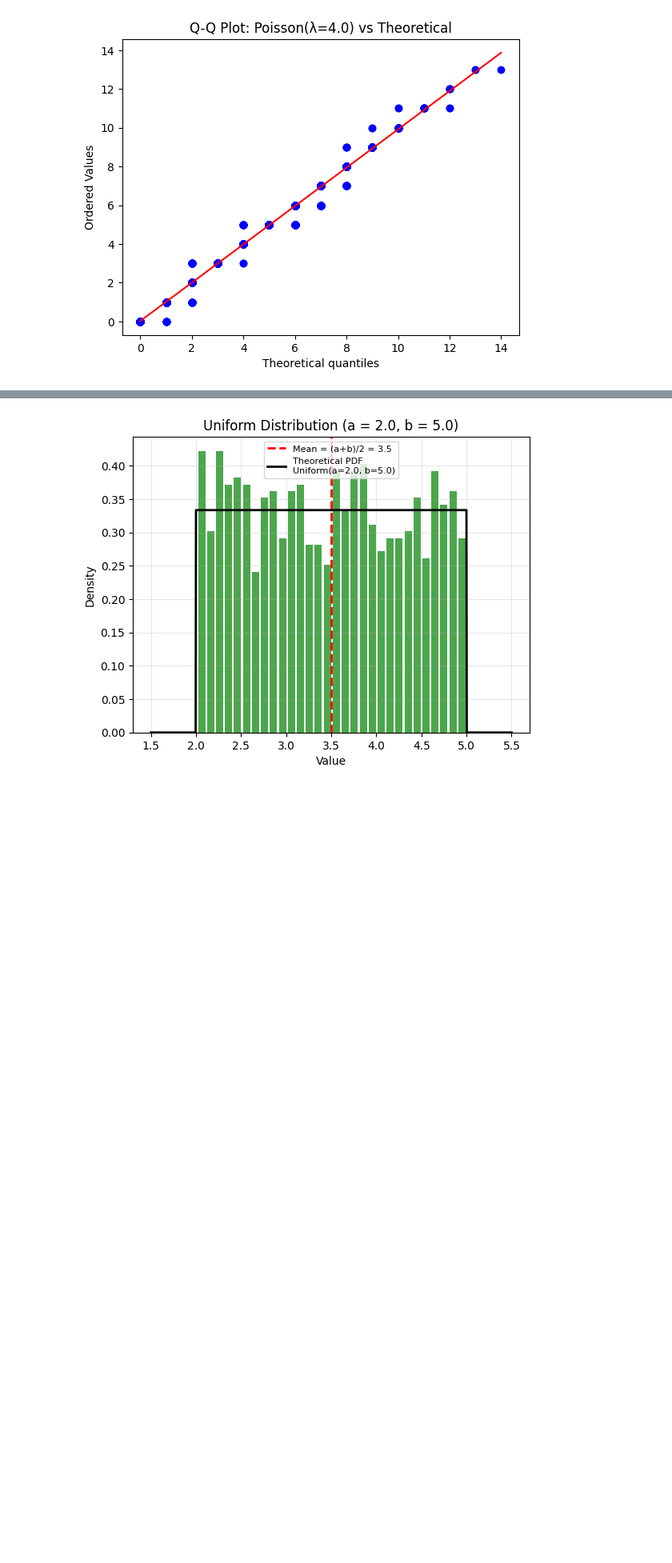
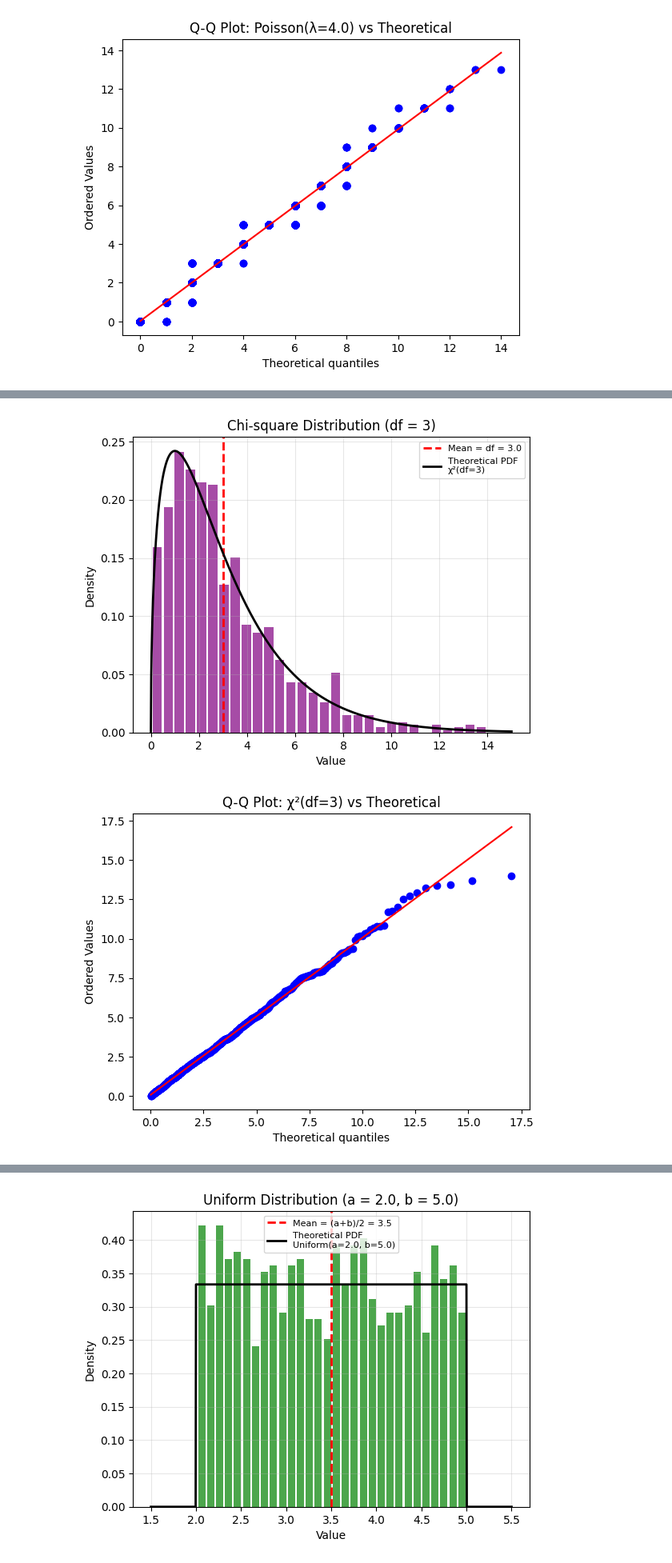
Before and after one commit to jrbayguade/Probability_Distributions_Cheat_sheet, a Jupyter notebook: distributions.ipynb, the cells around one changed output, grey strips where cells are left out. Shown at 80% size. Cells and saved outputs as stored; diff of their text form; code cells hidden in the pictures; blank space fills up the shorter version.

```diff
--- a/distributions.ipynb
+++ b/distributions.ipynb
@@ -515,3 +581,60 @@ Parameters:
+# %%
+import numpy as np
+import matplotlib.pyplot as plt
+from scipy import stats
+from scipy.stats import chi2
+
+# Parameters
+df = 3       # degrees of freedom
+size = 1000  # number of samples
+
+# Generate the data
+np.random.seed(42)
+chi2_sample = np.random.chisquare(df, size)
+
+# Create histogram
+plt.hist(chi2_sample, bins=30, density=True, color='purple', alpha=0.7, rwidth=0.8)
+
+# Add the mean line
+mean = df
+plt.axvline(x=mean, color='red', linestyle='--', linewidth=2,
+            label=f'Mean = df = {mean:.1f}')
+
+# Add theoretical Probability Density Function (PDF)
+x = np.linspace(0, 15, 1000)
+plt.plot(x, chi2.pdf(x, df), 'k-', linewidth=2,
+         label=f'Theoretical PDF\nχ²(df={df})')
+
+# Set histogram up
+plt.legend(loc='upper right', prop={'size': 8})
+plt.title(f"Chi-square Distribution (df = {df})")
+plt.xlabel('Value')
+plt.ylabel('Density')
+plt.grid(True, alpha=0.3)
+plt.show()
+
+# Q-Q plot for Chi-square distribution
+fig, ax = plt.subplots()
+stats.probplot(chi2_sample, dist=chi2, sparams=(df,), plot=ax)
+plt.title(f'Q-Q Plot: χ²(df={df}) vs Theoretical')
+plt.show()
+
+# Notes:
+# * The Chi-square distribution models sum of squared standard normals
+# * Key properties:
+#   - Mean = df (equals degrees of freedom)
+#   - Variance = 2×df (twice the degrees of freedom)
+#   - Right-skewed, approaches normal as df increases
+# * Special cases:
+#   - df=1 gives squared standard normal
+#   - df=2 gives exponential distribution
+# * Common uses:
+#   - Goodness-of-fit tests
+#   - Test of independence
+#   - Variance testing
+# %% [output]
+[figure, added]
+[figure, added]
 # %% [markdown]
 #### Uniform distribution U(a, b)
 
```
Also changed, not shown: parts of 5 cells of this notebook.
